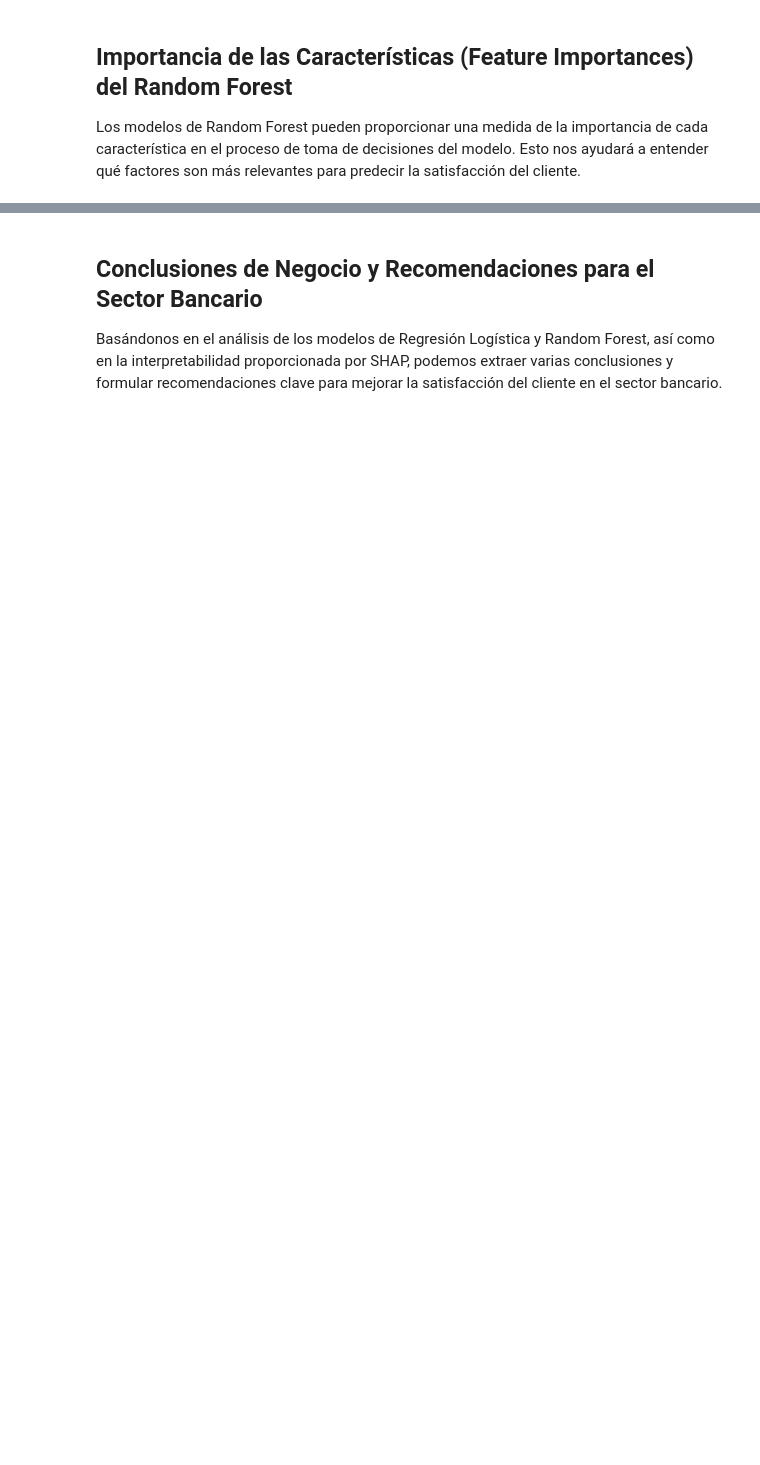
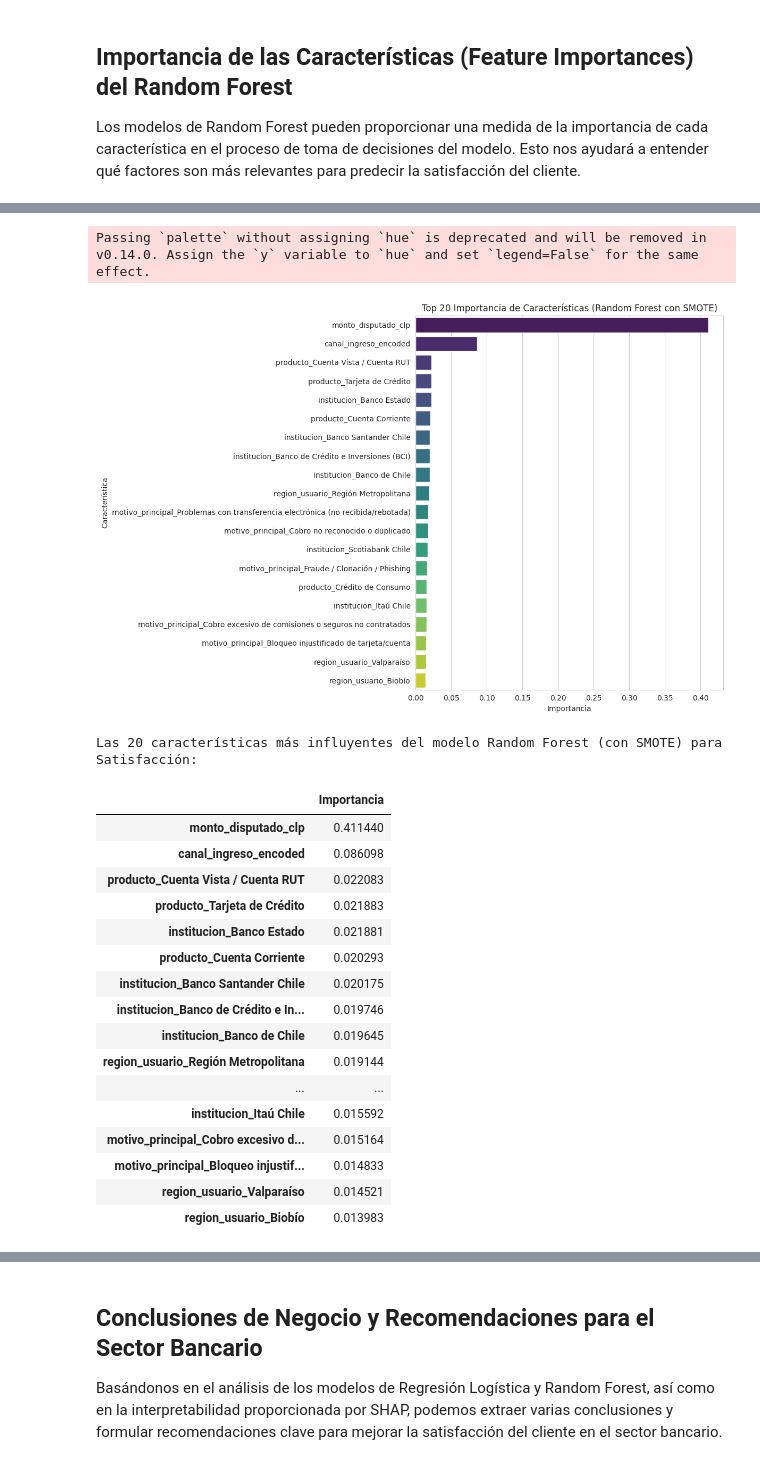
Before and after one commit to signur43/Curso_DataScience, a Jupyter notebook: proyecto_90460_data.ipynb, the cells around one changed output, grey strips where cells are left out. Drawn from its saved outputs; the diff is of its cells as text; code cells hidden in the pictures; blank space fills up the shorter version.

```diff
--- a/proyecto_90460_data.ipynb
+++ b/proyecto_90460_data.ipynb
@@ -1105,0 +1114,40 @@ Este gráfico te permite observar:
+# %%
+importances_smote = rf_model_smote.feature_importances_
+feature_names_smote = X_clf.columns
+
+forest_importances_smote = pd.Series(importances_smote, index=feature_names_smote)
+
+# Seleccionar las 20 características más importantes
+top_20_features_smote = forest_importances_smote.nlargest(20)
+
+plt.figure(figsize=(12, 8))
+sns.barplot(x=top_20_features_smote.values, y=top_20_features_smote.index, palette='viridis')
+plt.title('Top 20 Importancia de Características (Random Forest con SMOTE)')
+plt.xlabel('Importancia')
+plt.ylabel('Característica')
+plt.tight_layout()
+plt.show()
+
+print("Las 20 características más influyentes del modelo Random Forest (con SMOTE) para Satisfacción:")
+display(top_20_features_smote.to_frame(name='Importancia'))
+# %% [output]
+Passing `palette` without assigning `hue` is deprecated and will be removed in v0.14.0. Assign the `y` variable to `hue` and set `legend=False` for the same effect.
+[figure, added]
+Las 20 características más influyentes del modelo Random Forest (con SMOTE) para Satisfacción:
+|  | Importancia |
+| monto_disputado_clp | 0.411440 |
+| canal_ingreso_encoded | 0.086098 |
+| producto_Cuenta Vista / Cuenta RUT | 0.022083 |
+| producto_Tarjeta de Crédito | 0.021883 |
+| institucion_Banco Estado | 0.021881 |
+| producto_Cuenta Corriente | 0.020293 |
+| institucion_Banco Santander Chile | 0.020175 |
+| institucion_Banco de Crédito e In... | 0.019746 |
+| institucion_Banco de Chile | 0.019645 |
+| region_usuario_Región Metropolitana | 0.019144 |
+| ... | ... |
+| institucion_Itaú Chile | 0.015592 |
+| motivo_principal_Cobro excesivo d... | 0.015164 |
+| motivo_principal_Bloqueo injustif... | 0.014833 |
+| region_usuario_Valparaíso | 0.014521 |
+| region_usuario_Biobío | 0.013983 |
```
Also changed, not shown: parts of 27 cells of this notebook.
